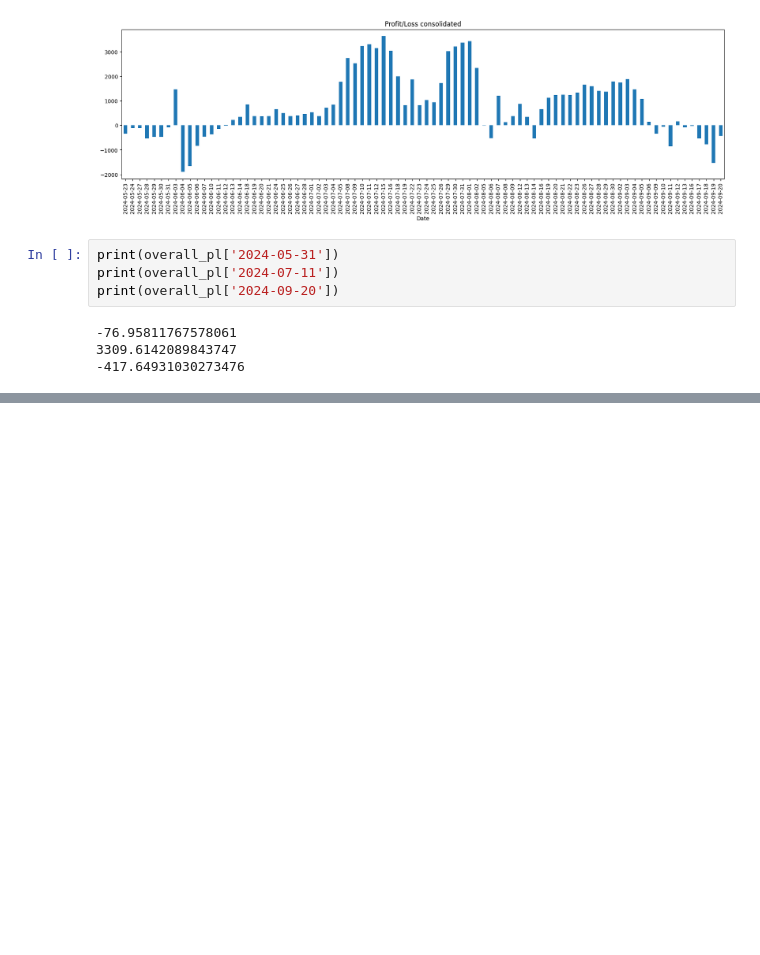
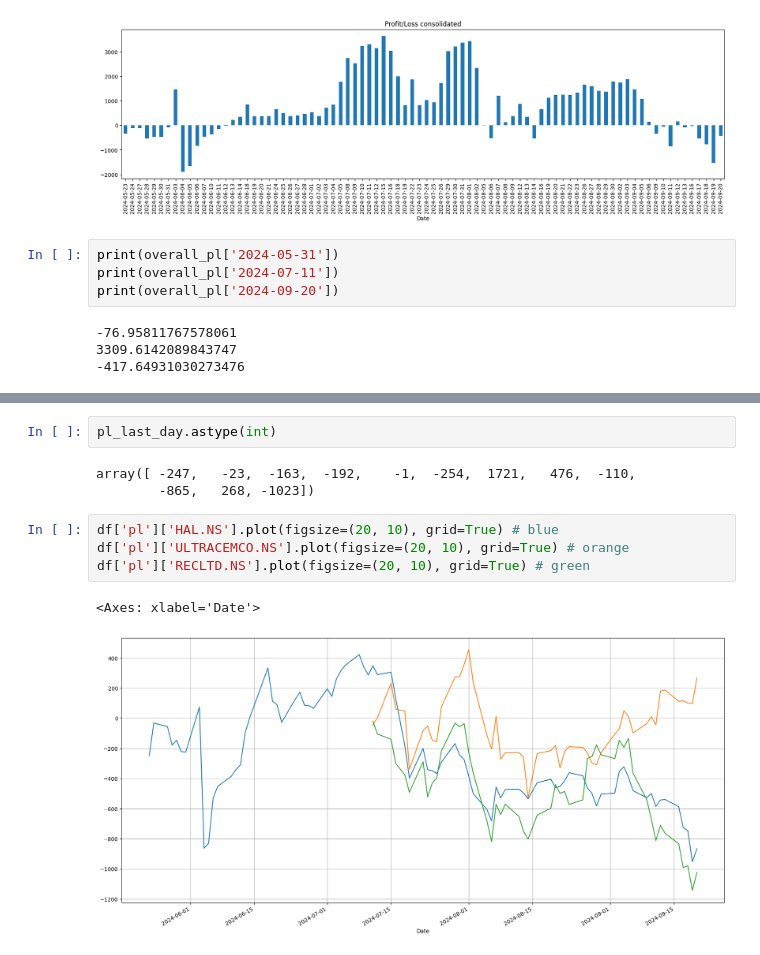
Before and after one commit to TsarPrince/stonks, a Jupyter notebook: yfinance.ipynb, the cells around one changed output, grey strips where cells are left out. Saved outputs shown, nothing was run; the diff lists cells and outputs as text; blank space fills up the shorter version.

```diff
--- a/yfinance.ipynb
+++ b/yfinance.ipynb
@@ -178,0 +239,12 @@ print(overall_pl['2024-09-20'])
+# %%
+pl_last_day.astype(int)
+# %% [output]
+array([ -247,   -23,  -163,  -192,    -1,  -254,  1721,   476,  -110,
+        -865,   268, -1023])
+# %%
+df['pl']['HAL.NS'].plot(figsize=(20, 10), grid=True) # blue
+df['pl']['ULTRACEMCO.NS'].plot(figsize=(20, 10), grid=True) # orange
+df['pl']['RECLTD.NS'].plot(figsize=(20, 10), grid=True) # green
+# %% [output]
+<Axes: xlabel='Date'>
+[figure, added]
```
Also changed, not shown: parts of 2 cells of this notebook.
